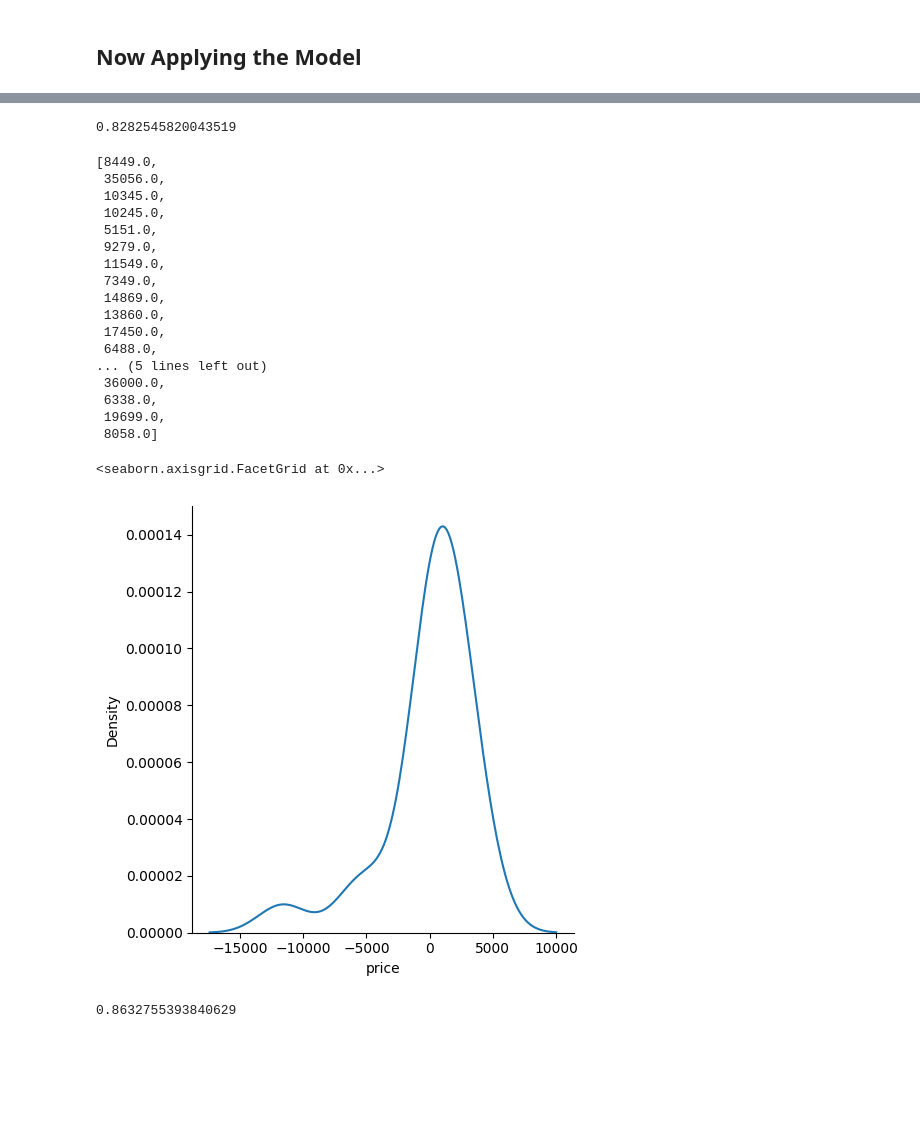
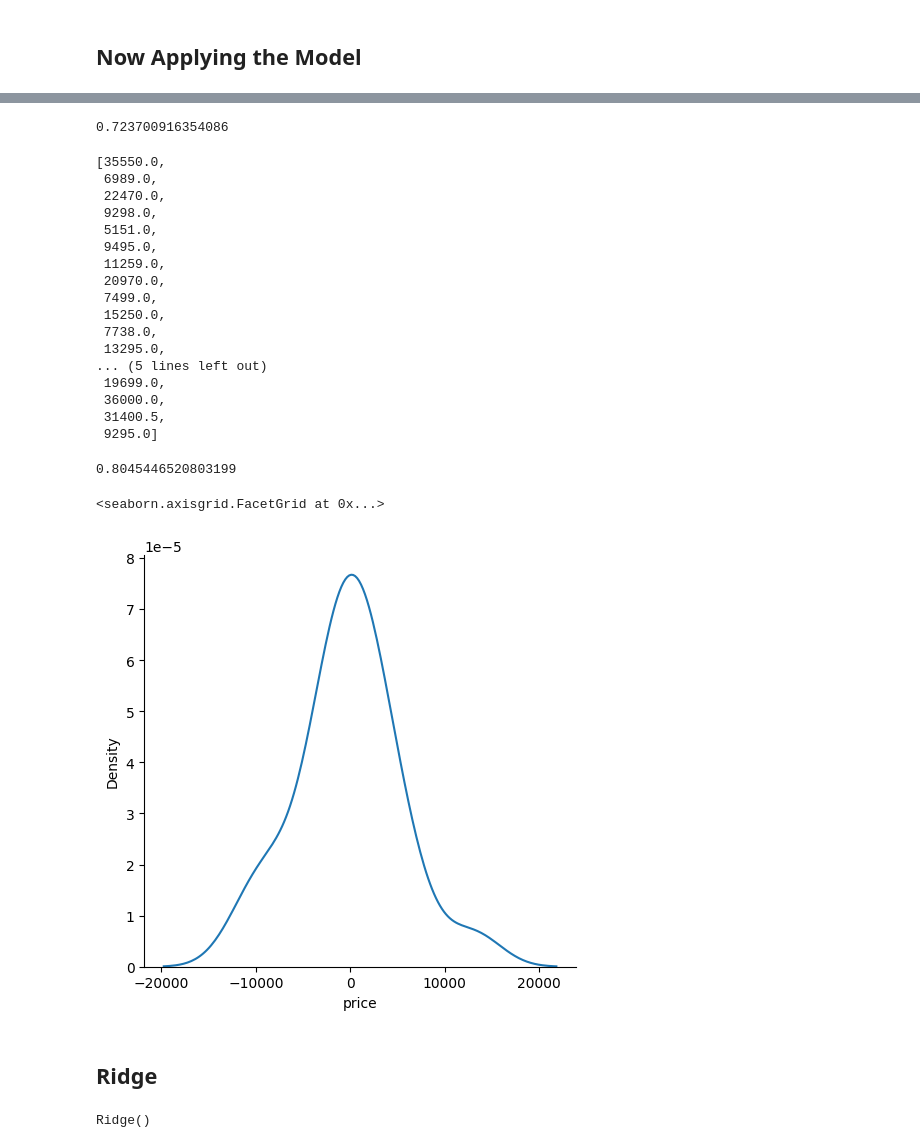
Before and after one commit to M-Usamah/Car-Prediction, a Jupyter notebook: BSDS-S20-002.ipynb, the cells around one changed output, grey strips where cells are left out. Cells and saved outputs as stored; diff of their text form; code cells hidden in the pictures; blank space fills up the shorter version.

```diff
--- a/BSDS-S20-002.ipynb
+++ b/BSDS-S20-002.ipynb
@@ -260,9 +264,11 @@ def Test_Size(roll_number):
     else:
         Test_size = roll_number*5/100
     return Test_size
+# %%
+lables = new_data['price']
 # %%
 X_train, X_test,Y_train,Y_test = train_test_split(New_data_prepared,
-                                                  new_data['price'],test_size=Test_Size(Roll_number))
+                                                  lables,test_size=Test_Size(Roll_number))
 # %%
 X_train
 # %% [output]
@@ -333,26 +345,26 @@ test.score(X_train,Y_train)
 # %%
 test.score(X_test,Y_test)
 # %% [output]
-0.8282545820043519
+0.723700916354086
 # %%
 reg_pred = lin_reg.predict(X_test)
 # %%
 list(Y_test)
 # %% [output]
-[8449.0,
- 35056.0,
- 10345.0,
- 10245.0,
+[35550.0,
+ 6989.0,
+ 22470.0,
+ 9298.0,
  5151.0,
- 9279.0,
- 11549.0,
- 7349.0,
- 14869.0,
- 13860.0,
- 17450.0,
- 6488.0,
+ 9495.0,
+ 11259.0,
+ 20970.0,
+ 7499.0,
+ 15250.0,
+ 7738.0,
+ 13295.0,
 ... (5 lines left out)
+ 19699.0,
  36000.0,
- 6338.0,
- 19699.0,
- 8058.0]
+ 31400.5,
+ 9295.0]
@@ -359,5 +373,10 @@ list(Y_test)
+# %%
+normalScore
+# %% [output]
+0.8045446520803199
 # %%
-sns.displot(reg_pred-Y_test,kind='kde')
+normalGraph = sns.displot(reg_pred-Y_test,kind='kde')
+normalGraph
 # %% [output]
 <seaborn.axisgrid.FacetGrid at 0x...>
-[figure, old version]
+[figure, new version]
@@ -366,4 +383,2 @@ score=r2_score(reg_pred,Y_test)
-# %%
-score
-# %% [output]
-0.8632755393840629
+# %% [markdown]
+## Ridge
@@ -369,0 +387,4 @@ score
+# %%
+ridge
+# %% [output]
+Ridge()
```
Also changed, not shown: parts of 32 cells of this notebook.
